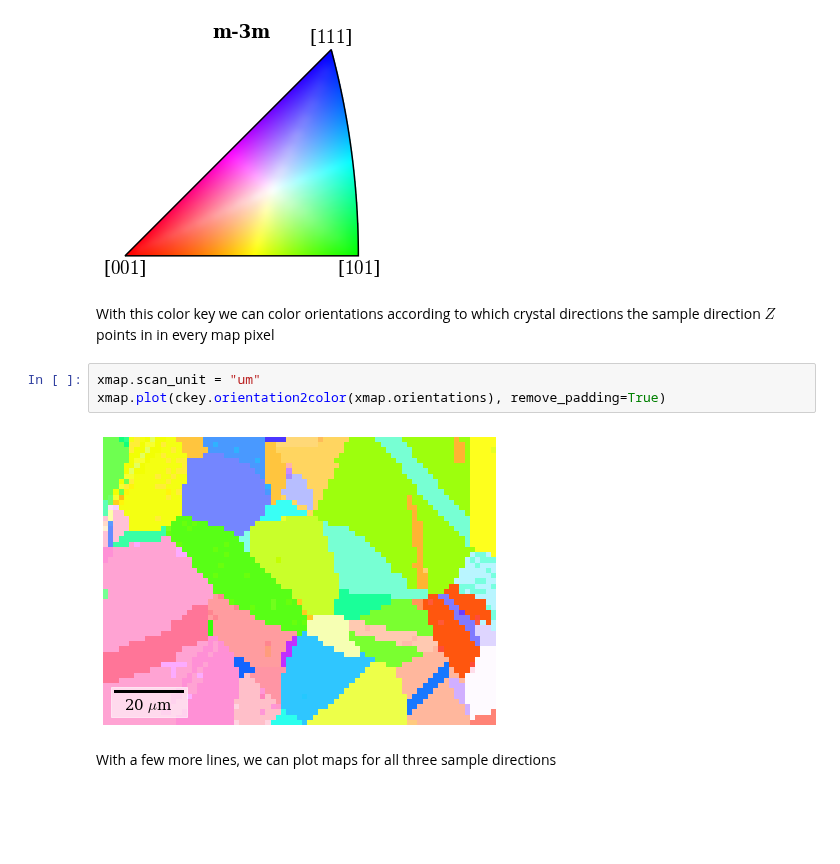
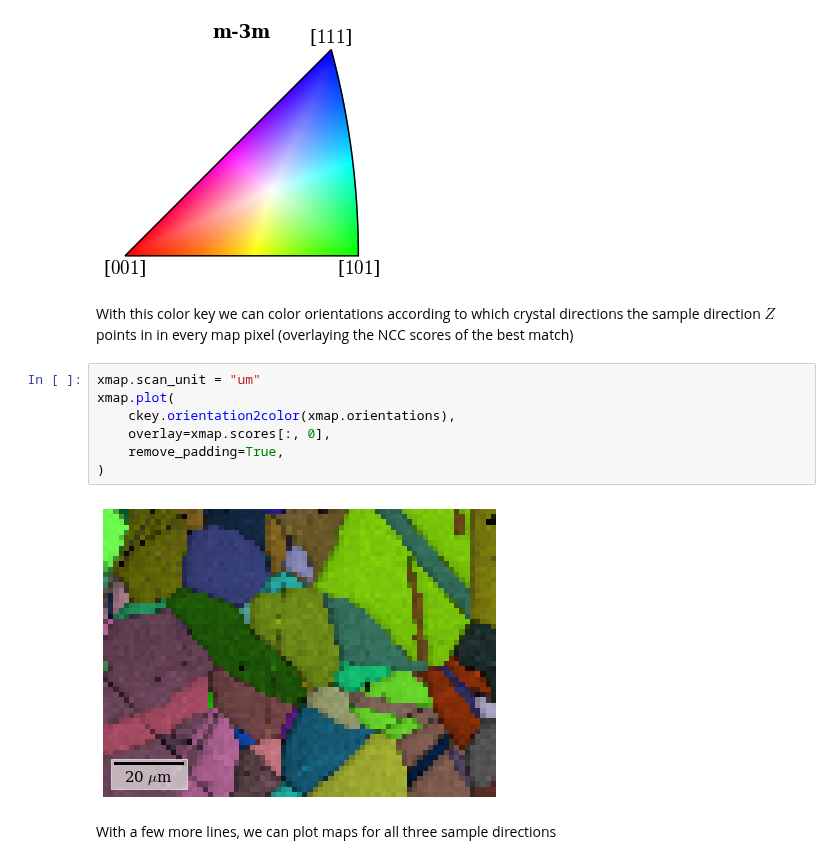
Before and after one commit to pyxem/kikuchipy, a Jupyter notebook: doc/tutorials/pattern_matching.ipynb, the cells around one changed output. Cells and saved outputs as stored; diff of their text form; blank space fills up the shorter version.

Commit message:
Re-run pattern matching notebook, change thumbnail
Signed-off-by: Håkon Wiik Ånes <hwaanes@gmail.com>

```diff
--- a/doc/tutorials/pattern_matching.ipynb
+++ b/doc/tutorials/pattern_matching.ipynb
@@ -344,12 +344,16 @@ IPFColorKeyTSL, symmetry: m-3m, direction: [0 0 1]
 # %% [markdown]
 With this color key we can color orientations according to which
 crystal directions the sample direction $Z$ points in in every
-map pixel
+map pixel (overlaying the NCC scores of the best match)
 # %%
 xmap.scan_unit = "um"
-xmap.plot(ckey.orientation2color(xmap.orientations), remove_padding=True)
+xmap.plot(
+    ckey.orientation2color(xmap.orientations),
+    overlay=xmap.scores[:, 0],
+    remove_padding=True,
+)
 # %% [output]
-[figure, old version]
+[figure, new version]
 # %% [markdown]
 With a few more lines, we can plot maps for all three sample directions
 # %%
```
Also changed, not shown: parts of 12 cells of this notebook.
